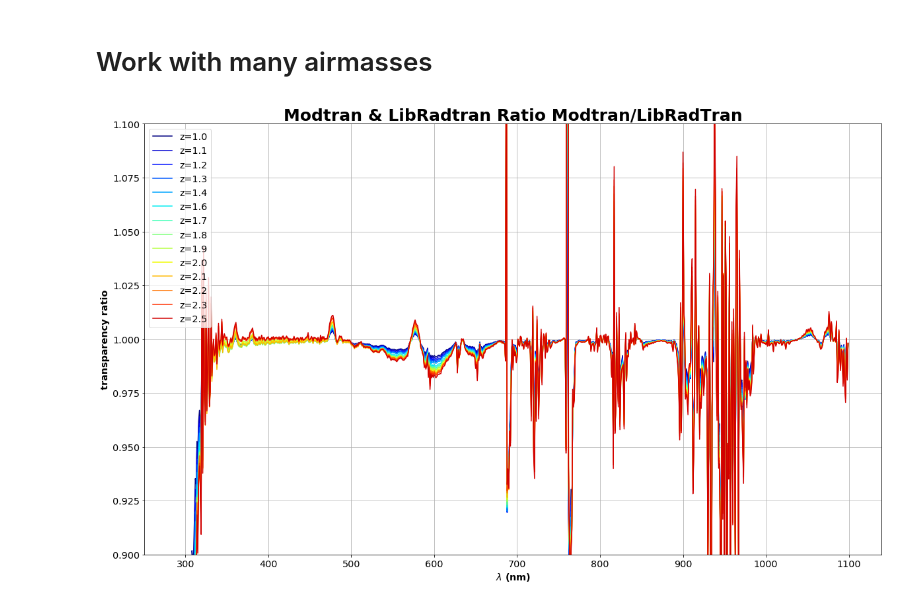
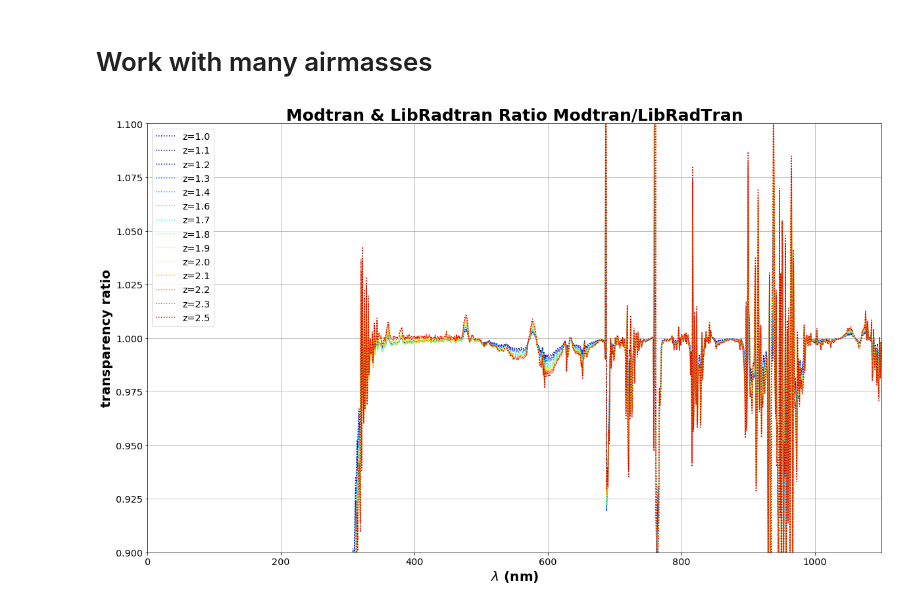
Before and after one commit to LSSTDESC/ModtranLibRadTranComp, a Jupyter notebook: CompareMTRTAtmosphericTransmissions.ipynb, the cells around one changed output. Drawn from its saved outputs; the diff is of its cells as text; code cells hidden in the pictures.

```diff
--- a/CompareMTRTAtmosphericTransmissions.ipynb
+++ b/CompareMTRTAtmosphericTransmissions.ipynb
@@ -211,33 +211,34 @@ plt.ylim(.8,1.2)
 # %%
 plt.figure(figsize=(20,12))
 title='Modtran & LibRadtran Ratio Modtran/LibRadTran'
 for idx in np.arange(NBFILES):
     colorVal = scalarMap.to_rgba(idx)
     thelabel="z={:2.1f}".format(all_airmasses[idx])
 
     X1=all_rtdata[idx][:,0]
     Y1=all_rtdata[idx][:,1]
 
     X2=all_mtdata[idx][:,0]
     Y2=all_mtdata[idx][:,1]
 
     func1=interp1d(X1,Y1,kind='linear')
     func2=interp1d(X2,Y2,kind='linear')
 
     Ratio=func2(WL)/func1(WL)
 
 
-    plt.plot(WL,Ratio,color=colorVal,label=thelabel)
+    plt.plot(WL,Ratio,":",color=colorVal,label=thelabel)
 plt.grid(True)
 
 
 plt.title(title,fontsize=25,fontweight='bold')
-plt.xlabel("$\lambda$ (nm)",fontweight='bold')
+plt.xlabel("$\lambda$ (nm)",fontweight='bold',fontsize=20)
 plt.ylim(.8,1.2)
 
-plt.ylabel("transparency ratio",fontweight='bold')
+plt.ylabel("transparency ratio",fontweight='bold',fontsize=20)
 plt.legend(loc='upper left')
 plt.ylim(.9,1.1)
+plt.xlim(0.,1100.)
 plt.savefig("mtrtratio.png")
 # %% [output]
-[figure, old version]
+[figure, new version]
```
Also changed, not shown: parts of 1 cell of this notebook, 1 other file.
